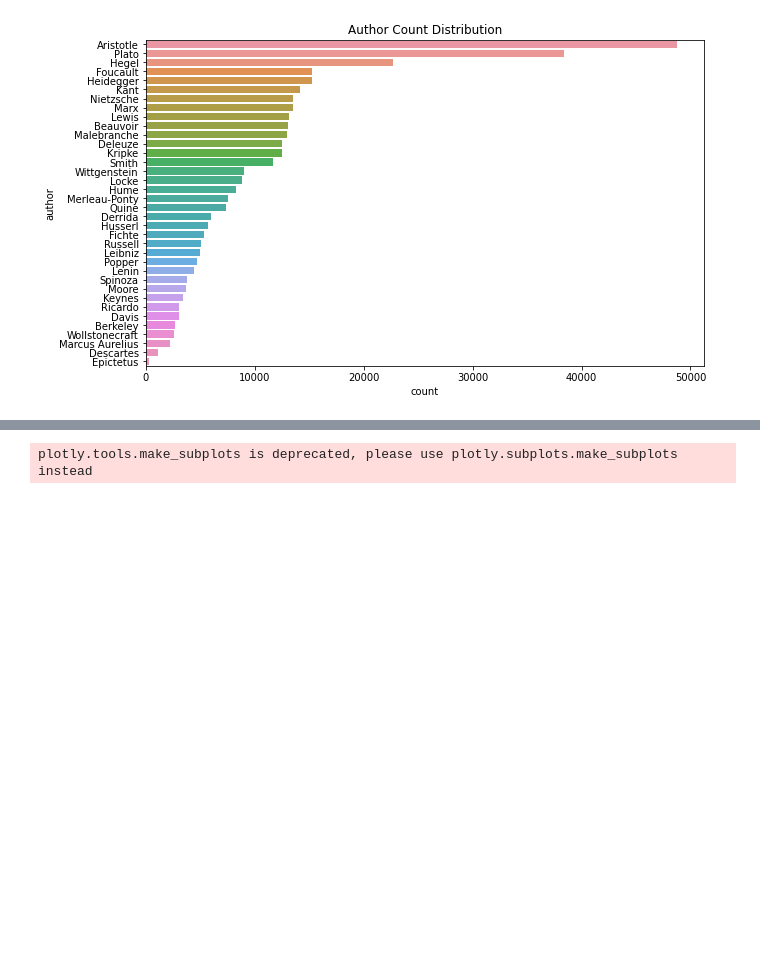
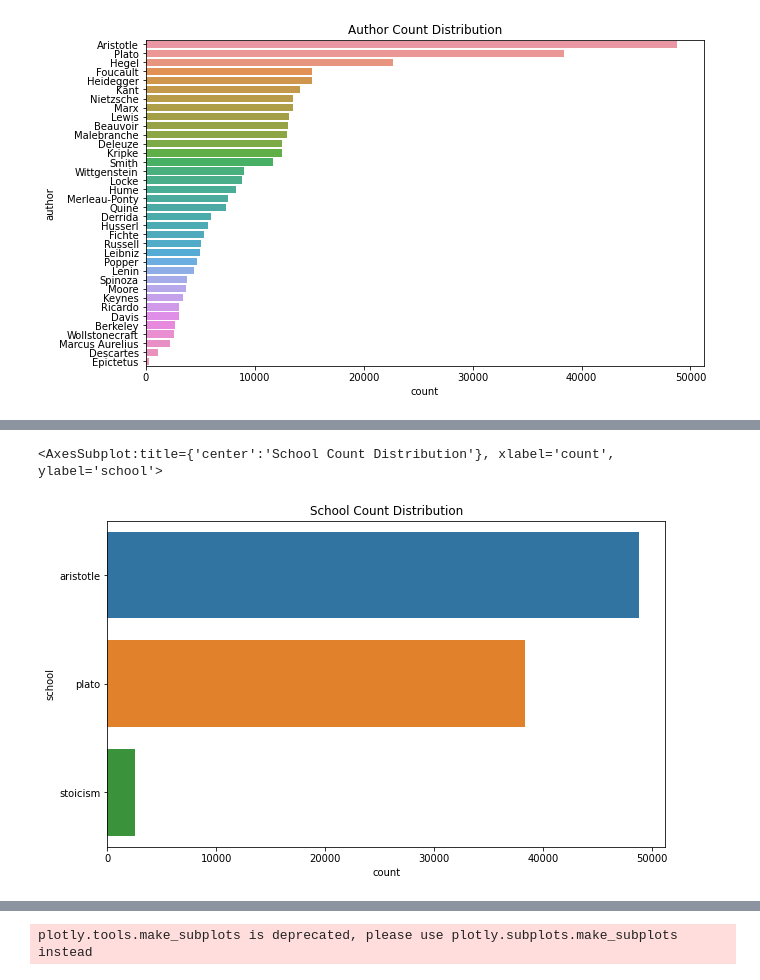
Before and after one commit to woonsupkim/NLP_Philosophy_DataStory, a Jupyter notebook: Project1.ipynb, the cells around one changed output, grey strips where cells are left out. Drawn from its saved outputs; the diff is of its cells as text; code cells hidden in the pictures; blank space fills up the shorter version.

```diff
--- a/Project1.ipynb
+++ b/Project1.ipynb
@@ -134,0 +159,8 @@ sns.countplot(y = 'author', data = df2, order = df2['author'].value_counts().ind
+# %%
+fig,ax = plt.subplots()
+fig.set_size_inches(10,6)
+plt.title('School Count Distribution')
+sns.countplot(y = 'school', data = df_500, order = df_500['school'].value_counts().index)
+# %% [output]
+<AxesSubplot:title={'center':'School Count Distribution'}, xlabel='count', ylabel='school'>
+[figure, added]
```
Also changed, not shown: parts of 5 cells of this notebook.
